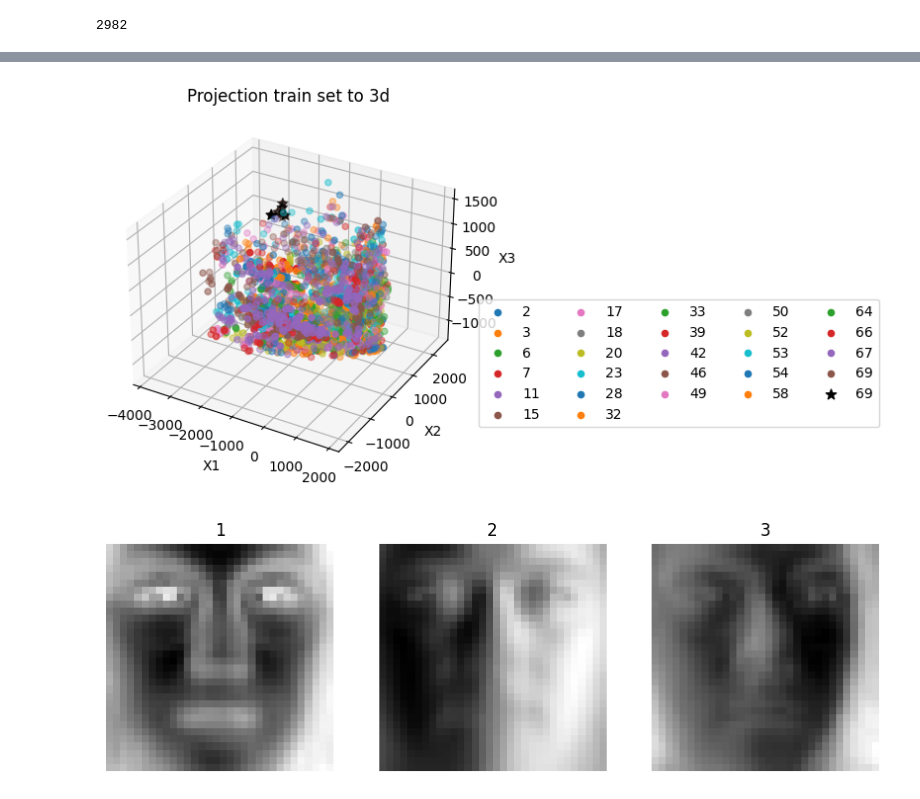
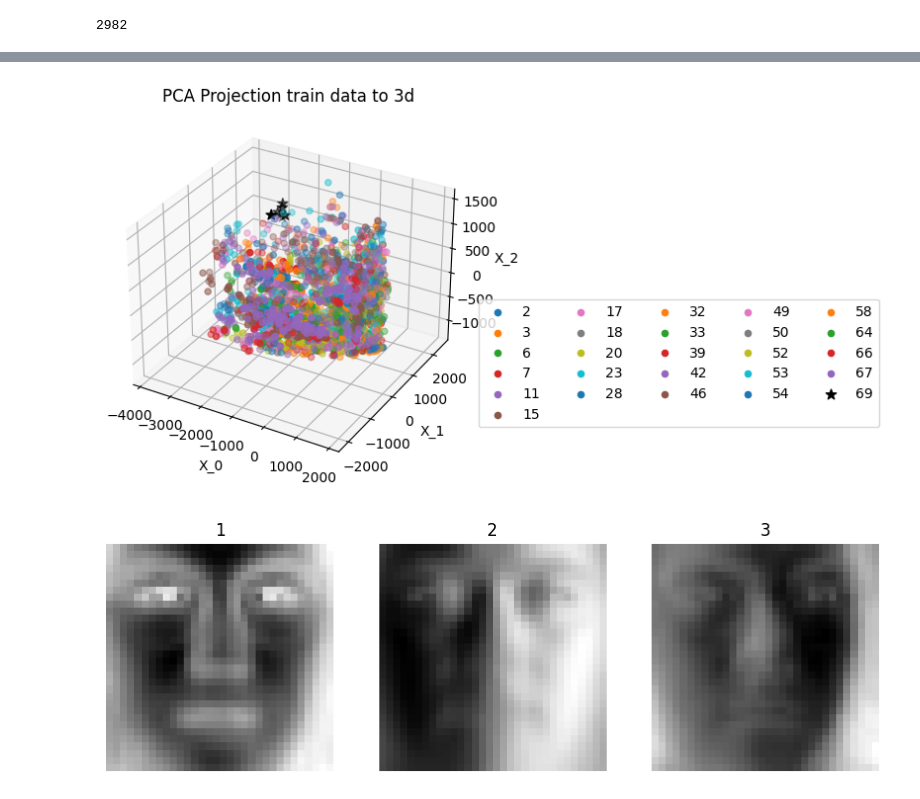
Before and after one commit to frankRenlf/pattern_recognition, a Jupyter notebook: ca2/PCA.ipynb, the cells around one changed output, grey strips where cells are left out. Cells and saved outputs as stored; diff of their text form; code cells hidden in the pictures.

```diff
--- a/ca2/PCA.ipynb
+++ b/ca2/PCA.ipynb
@@ -221 +216,21 @@ plt.show()
+# %%
+def project_data_3d(project_data, y_data, title="Samples"):
+    # 3D
+    fig = plt.figure()
+    ax = fig.add_subplot(projection="3d")
+
+    # highlight point of own photos in dark triangle_up marker
+    for i in np.unique(y_data[y_data != 69]):
+        ax.scatter(project_data[y_data == i][:, 0], project_data[y_data == i][:, 1], project_data[y_data == i][:, 2],
+                   label=i, )
+    ax.scatter(project_data[y_data == 69][:, 0], project_data[y_data == 69][:, 1], project_data[y_data == 69][:, 2],
+               marker="*", label=69, c="k", s=60, )
+    ax.set_xlabel("X_0")
+    ax.set_ylabel("X_1")
+    ax.set_zlabel("X_2")
+    ax.set_title(f"PCA Projection {title} to 3d")
+
+    lgd = ax.legend(ncol=np.int_(num_subject / 5), bbox_to_anchor=(1, 0.5))
+
+    plt.show()
 # %%
@@ -239,19 +240,7 @@ plt.show()
 # %%
-fig = plt.figure()
-ax = fig.add_subplot(projection="3d")
-for i in np.unique(y_train):
-    ax.scatter(X_pca[y_train == i][:, 0], X_pca[y_train == i][:, 1], X_pca[y_train == i][:, 2], label=i, )
-ax.scatter(X_pca[y_train == 69][:, 0], X_pca[y_train == 69][:, 1], X_pca[y_train == 69][:, 2],
-           marker="*", label=69, c="k", s=60, )
-ax.set_xlabel("X1")
-ax.set_ylabel("X2")
-ax.set_zlabel("X3")
-
-lgd = ax.legend(ncol=np.int_(num_subject / 5), bbox_to_anchor=(1, 0.5))
-ax.set_title('Projection train set to 3d')
-plt.show()
+project_data_3d(X_pca, y_train, "train data")
 # %% [output]
-[figure, old version]
+[figure, new version]
 # %%
 def TransformEigenface(eigenface):
     norm = ((eigenface - np.min(eigenface)) / (np.max(eigenface) - np.min(eigenface)) * 255)
```
Also changed, not shown: parts of 5 cells of this notebook, 2 other files.
